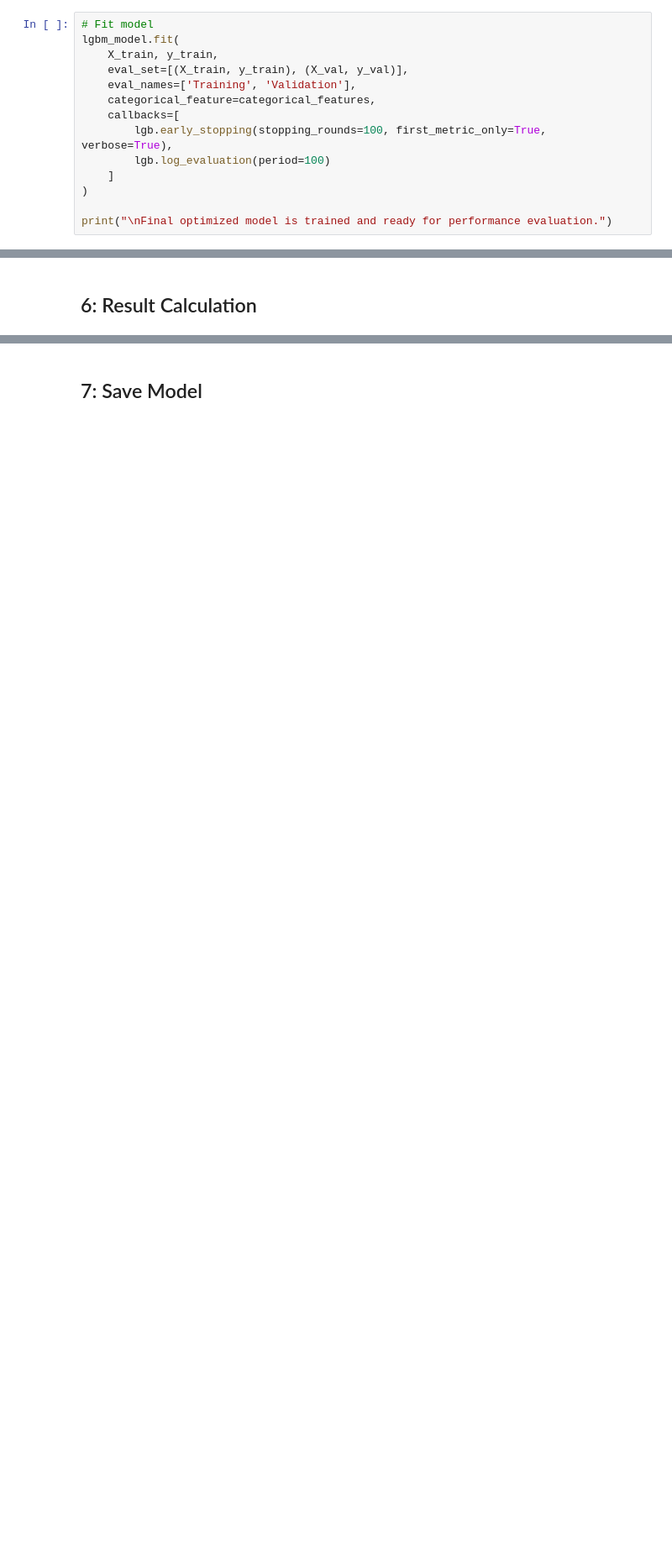
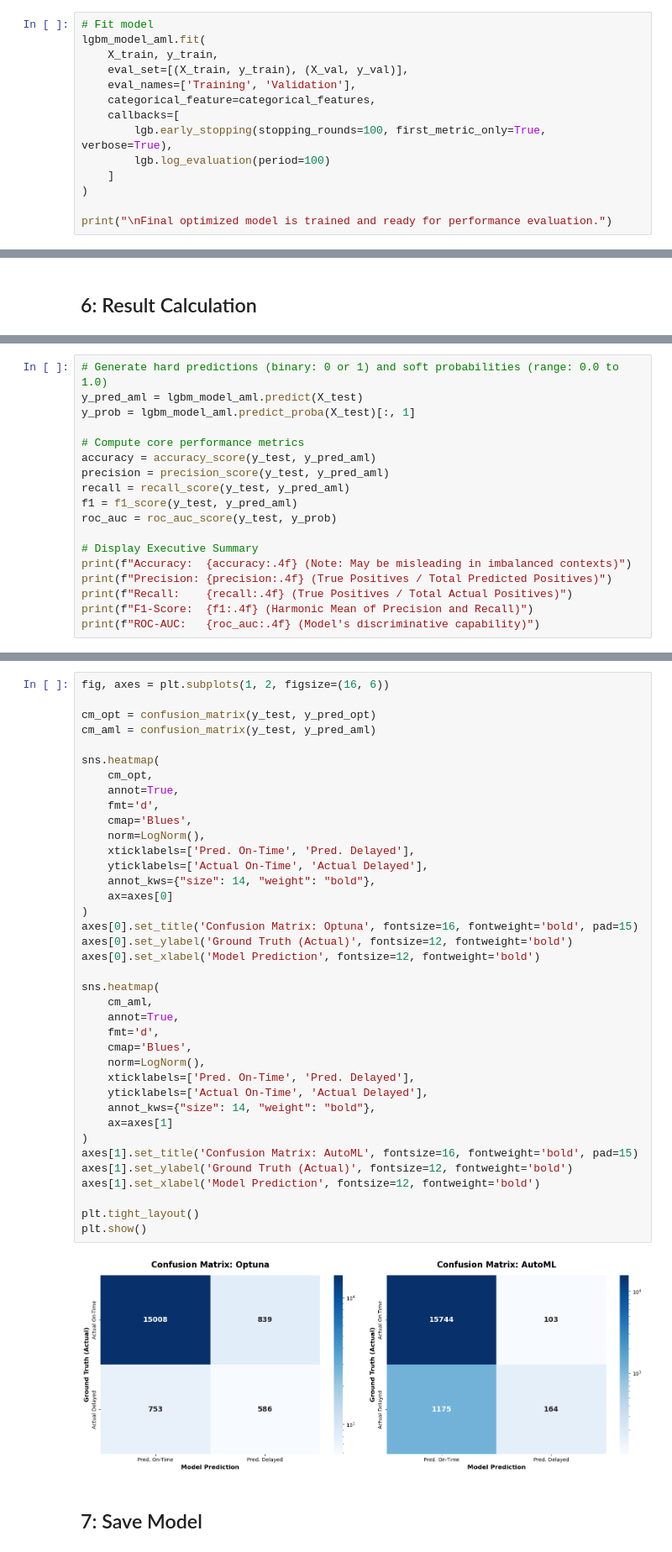
Before and after one commit to SergioBrPerez/Intelligence-Data-Analysis-ML-DL, a Jupyter notebook: 3-Clasification_Model/3.2-Hyperparam_Optimization_SBP.ipynb, the cells around one changed output, grey strips where cells are left out. Shown: that part at 84% size. Cells and saved outputs as stored; diff of their text form; blank space fills up the shorter version.

Commit message:
changed plotting

```diff
--- a/3-Clasification_Model/3.2-Hyperparam_Optimization_SBP.ipynb
+++ b/3-Clasification_Model/3.2-Hyperparam_Optimization_SBP.ipynb
@@ -386,6 +335,6 @@ lgbm_model = lgb.LGBMClassifier(**final_params)
 # %%
 # Fit model
-lgbm_model.fit(
+lgbm_model_aml.fit(
     X_train, y_train,
     eval_set=[(X_train, y_train), (X_val, y_val)],
     eval_names=['Training', 'Validation'],
@@ -448,0 +406,18 @@ plt.show()
+# %%
+# Generate hard predictions (binary: 0 or 1) and soft probabilities (range: 0.0 to 1.0)
+y_pred_aml = lgbm_model_aml.predict(X_test)
+y_prob = lgbm_model_aml.predict_proba(X_test)[:, 1]
+
+# Compute core performance metrics
+accuracy = accuracy_score(y_test, y_pred_aml)
+precision = precision_score(y_test, y_pred_aml)
+recall = recall_score(y_test, y_pred_aml)
+f1 = f1_score(y_test, y_pred_aml)
+roc_auc = roc_auc_score(y_test, y_prob)
+
+# Display Executive Summary
+print(f"Accuracy:  {accuracy:.4f} (Note: May be misleading in imbalanced contexts)")
+print(f"Precision: {precision:.4f} (True Positives / Total Predicted Positives)")
+print(f"Recall:    {recall:.4f} (True Positives / Total Actual Positives)")
+print(f"F1-Score:  {f1:.4f} (Harmonic Mean of Precision and Recall)")
+print(f"ROC-AUC:   {roc_auc:.4f} (Model's discriminative capability)")
@@ -449,3 +448,43 @@ plt.show()
+# %%
+fig, axes = plt.subplots(1, 2, figsize=(16, 6))
+
+cm_opt = confusion_matrix(y_test, y_pred_opt)
+cm_aml = confusion_matrix(y_test, y_pred_aml)
+
+sns.heatmap(
+    cm_opt,
+    annot=True,
+    fmt='d',
+    cmap='Blues',
+    norm=LogNorm(),
+    xticklabels=['Pred. On-Time', 'Pred. Delayed'],
+    yticklabels=['Actual On-Time', 'Actual Delayed'],
+    annot_kws={"size": 14, "weight": "bold"},
+    ax=axes[0]
+)
+axes[0].set_title('Confusion Matrix: Optuna', fontsize=16, fontweight='bold', pad=15)
+axes[0].set_ylabel('Ground Truth (Actual)', fontsize=12, fontweight='bold')
+axes[0].set_xlabel('Model Prediction', fontsize=12, fontweight='bold')
+
+sns.heatmap(
+    cm_aml,
+    annot=True,
+    fmt='d',
+    cmap='Blues',
+    norm=LogNorm(),
+    xticklabels=['Pred. On-Time', 'Pred. Delayed'],
+    yticklabels=['Actual On-Time', 'Actual Delayed'],
+    annot_kws={"size": 14, "weight": "bold"},
+    ax=axes[1]
+)
+axes[1].set_title('Confusion Matrix: AutoML', fontsize=16, fontweight='bold', pad=15)
+axes[1].set_ylabel('Ground Truth (Actual)', fontsize=12, fontweight='bold')
+axes[1].set_xlabel('Model Prediction', fontsize=12, fontweight='bold')
+
+plt.tight_layout()
+plt.show()
+# %% [output]
+[figure, added]
 # %% [markdown]
 ## 7: Save Model
 # %%
```
Also changed, not shown: parts of 32 cells of this notebook.
